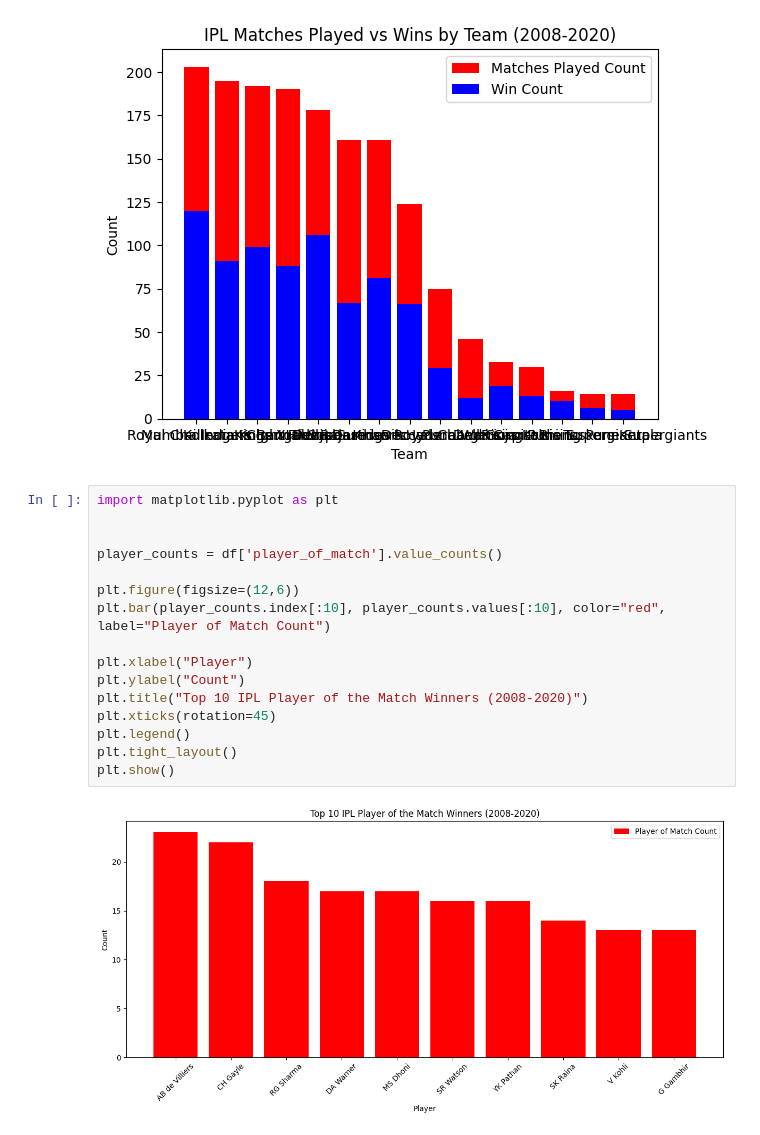
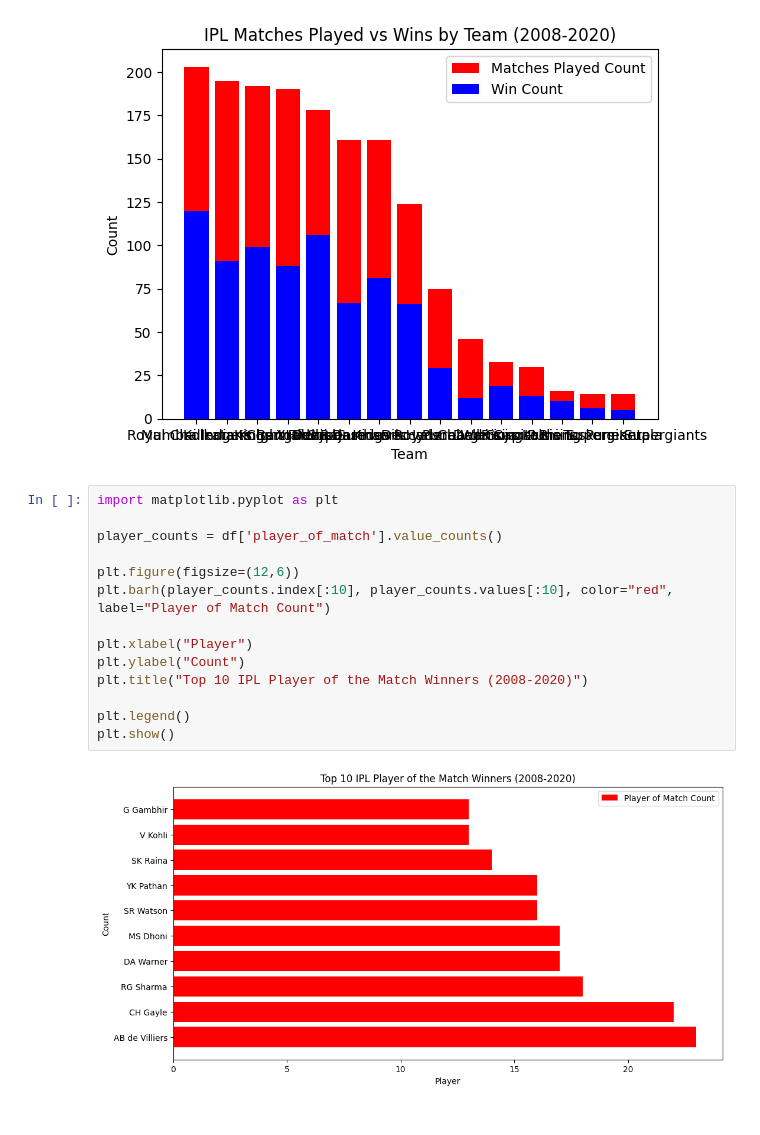
Before and after one commit to varsha-shaji/DataEngineering, a Jupyter notebook: Data Analytics/day5.ipynb, the cells around one changed output. Drawn from its saved outputs; the diff is of its cells as text.

```diff
--- a/Data Analytics/day5.ipynb
+++ b/Data Analytics/day5.ipynb
@@ -899,19 +899,17 @@ plt.show()
 [figure]
 # %%
 import matplotlib.pyplot as plt
-
 
 player_counts = df['player_of_match'].value_counts()
 
 plt.figure(figsize=(12,6))
-plt.bar(player_counts.index[:10], player_counts.values[:10], color="red", label="Player of Match Count")
+plt.barh(player_counts.index[:10], player_counts.values[:10], color="red", label="Player of Match Count")
 
 plt.xlabel("Player")
 plt.ylabel("Count")
 plt.title("Top 10 IPL Player of the Match Winners (2008-2020)")
-plt.xticks(rotation=45)
+
 plt.legend()
-plt.tight_layout()
 plt.show()
 # %% [output]
-[figure, old version]
+[figure, new version]
```
